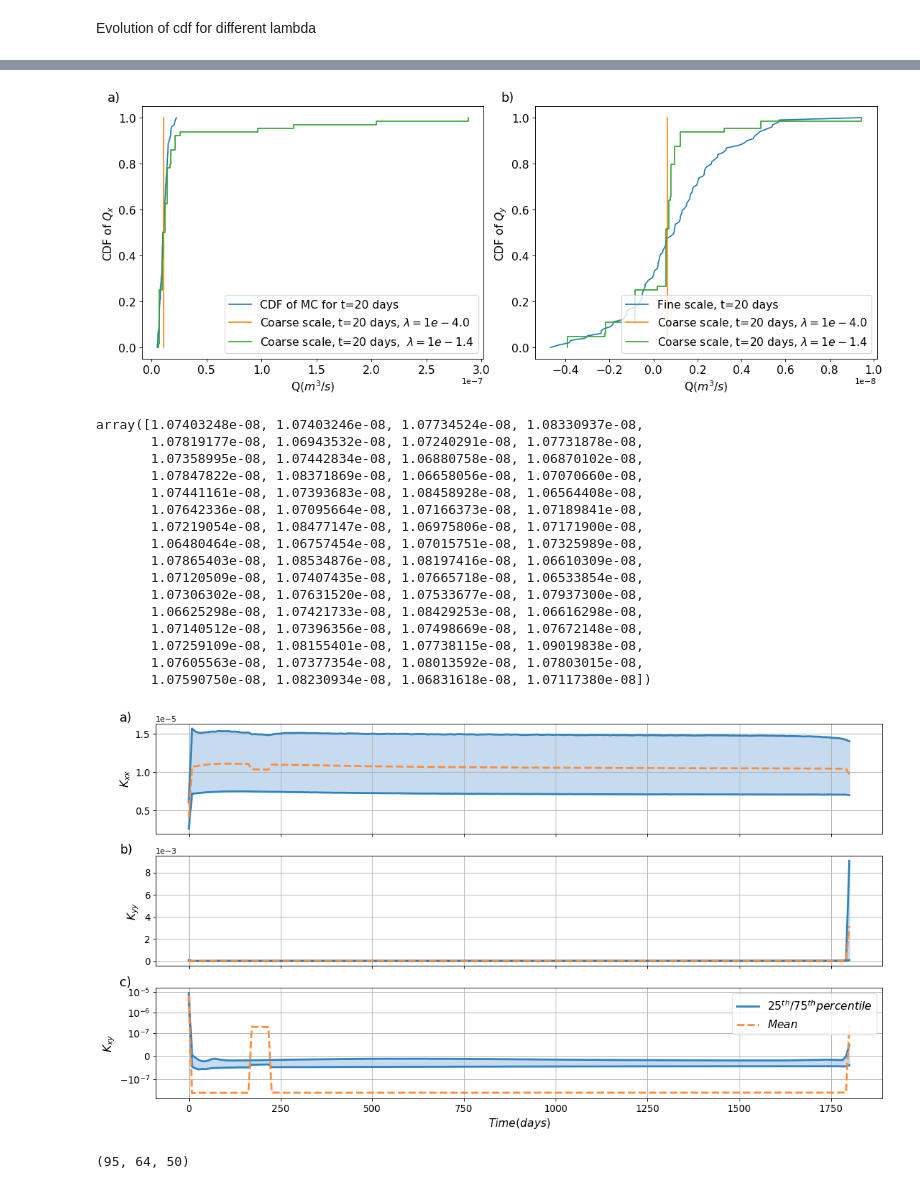
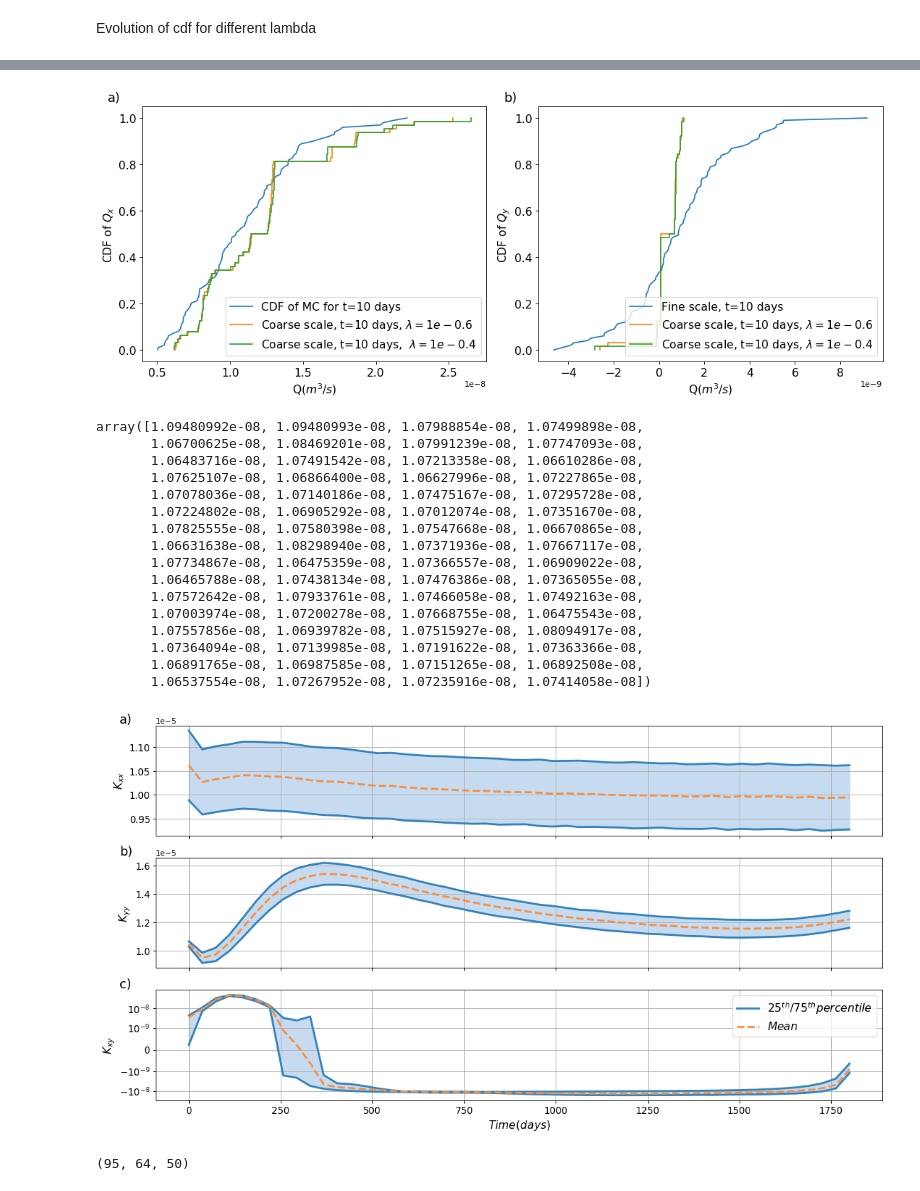
Before and after one commit to dbelivanis/Information-Theory-2, a Jupyter notebook: Optimization/check.ipynb, the cells around one changed output, grey strips where cells are left out. Drawn from its saved outputs; the diff is of its cells as text; code cells hidden in the pictures.

```diff
--- a/Optimization/check.ipynb
+++ b/Optimization/check.ipynb
@@ -85,9 +85,9 @@ plt.plot(np.linspace(1,1800,N_steps),q_y[epoch,0:4,:].min(axis=0))
 # %%
-epoch = 25
+epoch = 59
 
 plt.plot(q_MC_x.mean(axis=0))
 plt.plot(np.linspace(1,1800,N_steps),np.inner(q_x[epoch,:,:].T,p[epoch,:]))
-plt.plot(np.linspace(1,1800,N_steps),q_x[epoch,0:4,:].max(axis=0))
-plt.plot(np.linspace(1,1800,N_steps),q_x[epoch,0:4,:].min(axis=0))
+# plt.plot(np.linspace(1,1800,N_steps),q_x[epoch,0:4,:].max(axis=0))
+# plt.plot(np.linspace(1,1800,N_steps),q_x[epoch,0:4,:].min(axis=0))
 # %% [output]
 [<matplotlib.lines.Line2D at 0x...>]
@@ -95,7 +95,7 @@ plt.plot(np.linspace(1,1800,N_steps),q_x[epoch,0:4,:].min(axis=0))
 # %%
-epoch_1 = 1
-epoch_2 = 54
-time_step = 20
+epoch_1 = 70
+epoch_2 = 74
+time_step = 10
 
 
 my_dpi = 80
@@ -141,26 +141,26 @@ plt.savefig('./../../../plots/2d_cdf_paper.pdf', bbox_inches='tight',dpi=my_dpi)
 
 plt.show()
 # %% [output]
-[figure, old version]
+[figure, new version]
 # %%
 q_x[epoch,:,39]
 # %% [output]
-array([1.07403248e-08, 1.07403246e-08, 1.07734524e-08, 1.08330937e-08,
-       1.07819177e-08, 1.06943532e-08, 1.07240291e-08, 1.07731878e-08,
-       1.07358995e-08, 1.07442834e-08, 1.06880758e-08, 1.06870102e-08,
-       1.07847822e-08, 1.08371869e-08, 1.06658056e-08, 1.07070660e-08,
-       1.07441161e-08, 1.07393683e-08, 1.08458928e-08, 1.06564408e-08,
-       1.07642336e-08, 1.07095664e-08, 1.07166373e-08, 1.07189841e-08,
-       1.07219054e-08, 1.08477147e-08, 1.06975806e-08, 1.07171900e-08,
-       1.06480464e-08, 1.06757454e-08, 1.07015751e-08, 1.07325989e-08,
-       1.07865403e-08, 1.08534876e-08, 1.08197416e-08, 1.06610309e-08,
-       1.07120509e-08, 1.07407435e-08, 1.07665718e-08, 1.06533854e-08,
-       1.07306302e-08, 1.07631520e-08, 1.07533677e-08, 1.07937300e-08,
-       1.06625298e-08, 1.07421733e-08, 1.08429253e-08, 1.06616298e-08,
-       1.07140512e-08, 1.07396356e-08, 1.07498669e-08, 1.07672148e-08,
-       1.07259109e-08, 1.08155401e-08, 1.07738115e-08, 1.09019838e-08,
-       1.07605563e-08, 1.07377354e-08, 1.08013592e-08, 1.07803015e-08,
-       1.07590750e-08, 1.08230934e-08, 1.06831618e-08, 1.07117380e-08])
+array([1.09480992e-08, 1.09480993e-08, 1.07988854e-08, 1.07499898e-08,
+       1.06700625e-08, 1.08469201e-08, 1.07991239e-08, 1.07747093e-08,
+       1.06483716e-08, 1.07491542e-08, 1.07213358e-08, 1.06610286e-08,
+       1.07625107e-08, 1.06866400e-08, 1.06627996e-08, 1.07227865e-08,
+       1.07078036e-08, 1.07140186e-08, 1.07475167e-08, 1.07295728e-08,
+       1.07224802e-08, 1.06905292e-08, 1.07012074e-08, 1.07351670e-08,
+       1.07825555e-08, 1.07580398e-08, 1.07547668e-08, 1.06670865e-08,
+       1.06631638e-08, 1.08298940e-08, 1.07371936e-08, 1.07667117e-08,
+       1.07734867e-08, 1.06475359e-08, 1.07366557e-08, 1.06909022e-08,
+       1.06465788e-08, 1.07438134e-08, 1.07476386e-08, 1.07365055e-08,
+       1.07572642e-08, 1.07933761e-08, 1.07466058e-08, 1.07492163e-08,
+       1.07003974e-08, 1.07200278e-08, 1.07668755e-08, 1.06475543e-08,
+       1.07557856e-08, 1.06939782e-08, 1.07515927e-08, 1.08094917e-08,
+       1.07364094e-08, 1.07139985e-08, 1.07191622e-08, 1.07363366e-08,
+       1.06891765e-08, 1.06987585e-08, 1.07151265e-08, 1.06892508e-08,
+       1.06537554e-08, 1.07267952e-08, 1.07235916e-08, 1.07414058e-08])
 # %%
 # x1_2d = k_y[epoch,:,:]
 # w1 = p[epoch,:]
@@ -175,7 +175,7 @@ def plot_k(t,k,p,epoch):
     w1 = p[epoch,:]
     d1 = sm.DescrStatsW(x1_2d, weights=w1)
     df_mean = d1.mean
-    df_perc = d1.quantile([0.1,0.5,0.9]).values.T
+    df_perc = d1.quantile([0.25,0.5,0.75]).values.T
     b_perc =df_perc
 
     plt.fill_between(t,b_perc[:,0],b_perc[:,2],color=cm.get_cmap('tab20c')(3))
@@ -184,7 +184,7 @@ def plot_k(t,k,p,epoch):
     plt.plot(t,df_mean,linewidth=2.5,label=r'$Mean$',ls='--',color=cm.get_cmap('tab20c')(5))
 # %%
 epoch = 44
-t = np.linspace(0,1800,200)
+t = np.linspace(0,1800,N_steps)
 # %%
 my_dpi = 80
 fig, axs = plt.subplots(3, 1, figsize=(1100/my_dpi, 600/my_dpi), dpi=my_dpi)
@@ -198,35 +198,35 @@ plt.grid()
 plt.ticklabel_format(axis="y", style="sci", scilimits=(0,0))
 ax1.text(-0.05, 1.02, 'a)', transform=ax1.transAxes,size=16)
 plt.setp(ax1.get_xticklabels(), visible=False)
 plt.ylabel(r'$K_{xx}$', fontsize= 14)
 
 
 ax2 = plt.subplot(312)
 plot_k(t,k_y,p,epoch)
 plt.yscale('linear')
 plt.tick_params(axis='y',which='both', labelsize=12)
 plt.grid()
 plt.ticklabel_format(axis="y", style="sci", scilimits=(0,0))
 ax2.text(-0.05, 1.02, 'b)', transform=ax2.transAxes,size=16)
 plt.setp(ax2.get_xticklabels(), visible=False)
 plt.ylabel(r'$K_{yy}$', fontsize= 14)
 
 
 ax3 = plt.subplot(313)
 plot_k(t,k_xy,p,epoch)
-plt.yscale('symlog', linthreshy=1e-7)
+plt.yscale('symlog', linthreshy=1e-9)
 plt.tick_params(axis='y',which='both', labelsize=12)
 plt.tick_params(axis='x',which='both', labelsize=12)
 plt.legend(loc=1, fontsize= 14)
 plt.grid()
 ax3.text(-0.05, 1.02, 'c)', transform=ax3.transAxes,size=16)
 plt.ylabel(r'$K_{xy}$', fontsize= 14)
 
 plt.xlabel(r'$Time (days)$', fontsize= 14)
 
 plt.savefig('./../../../plots/2d_k_evo_paper.pdf', bbox_inches='tight',dpi=my_dpi)
 # %% [output]
-[figure, old version]
+[figure, new version]
 # %%
 k_xy.shape
 # %% [output]
```
Also changed, not shown: parts of 5 cells of this notebook, 2 other files.
